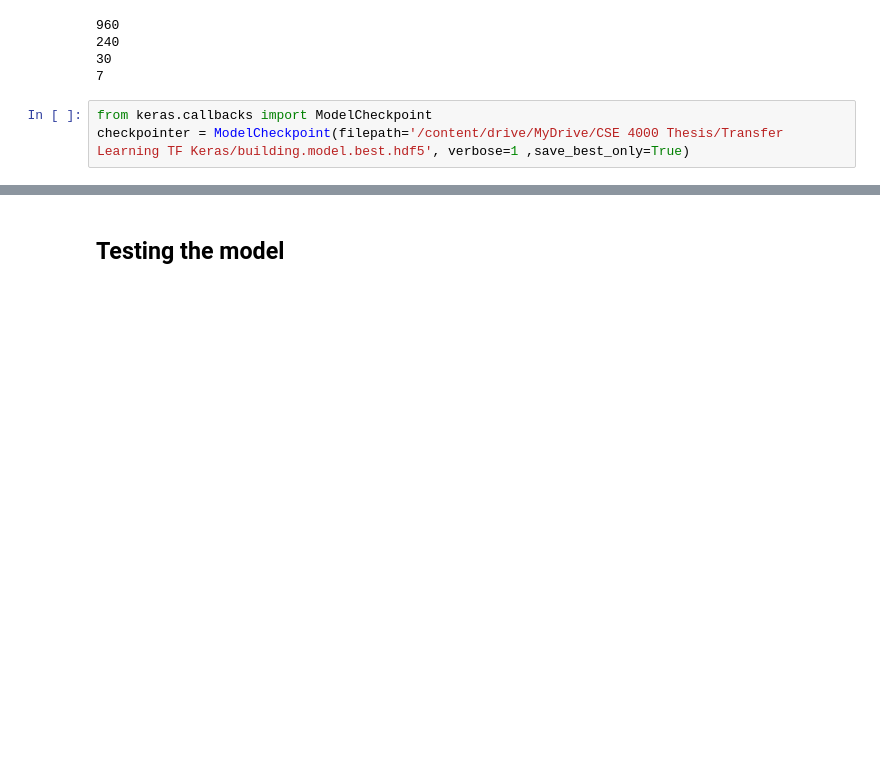
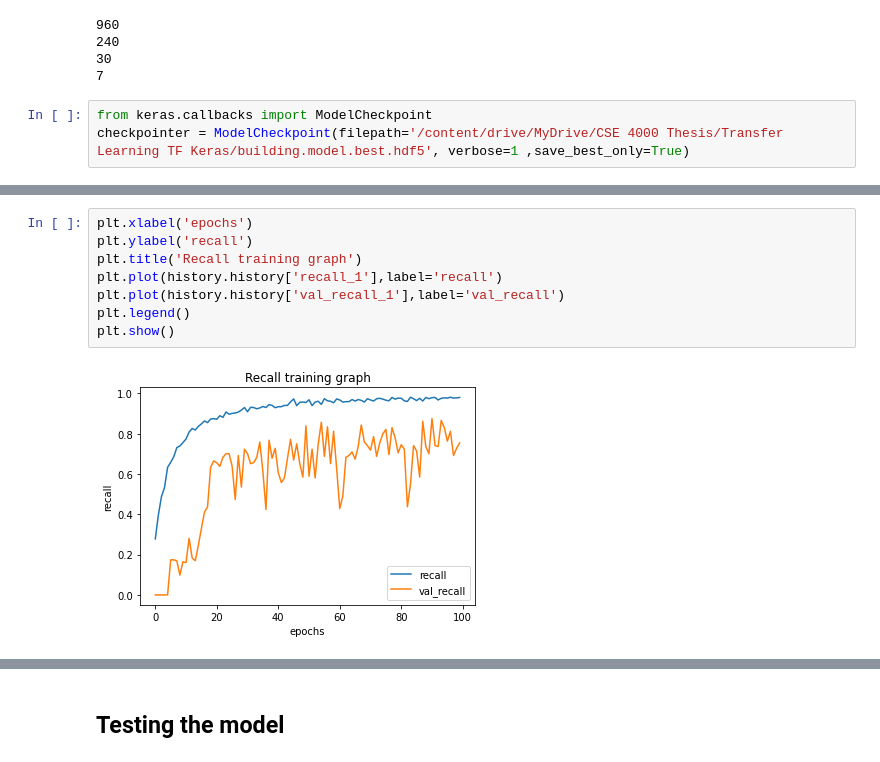
Before and after one commit to FaisalAhmedBijoy/Deep-CNN-Architecture-Implementation, a Jupyter notebook: Experiment_Thesis_Image_Classification_with_CNN.ipynb, the cells around one changed output, grey strips where cells are left out. Drawn from its saved outputs; the diff is of its cells as text; blank space fills up the shorter version.

```diff
--- a/Experiment_Thesis_Image_Classification_with_CNN.ipynb
+++ b/Experiment_Thesis_Image_Classification_with_CNN.ipynb
@@ -325,0 +342,10 @@ plt.show()
+# %%
+plt.xlabel('epochs')
+plt.ylabel('recall')
+plt.title('Recall training graph')
+plt.plot(history.history['recall_1'],label='recall')
+plt.plot(history.history['val_recall_1'],label='val_recall')
+plt.legend()
+plt.show()
+# %% [output]
+[figure, added]
```
Also changed, not shown: parts of 21 cells of this notebook.
